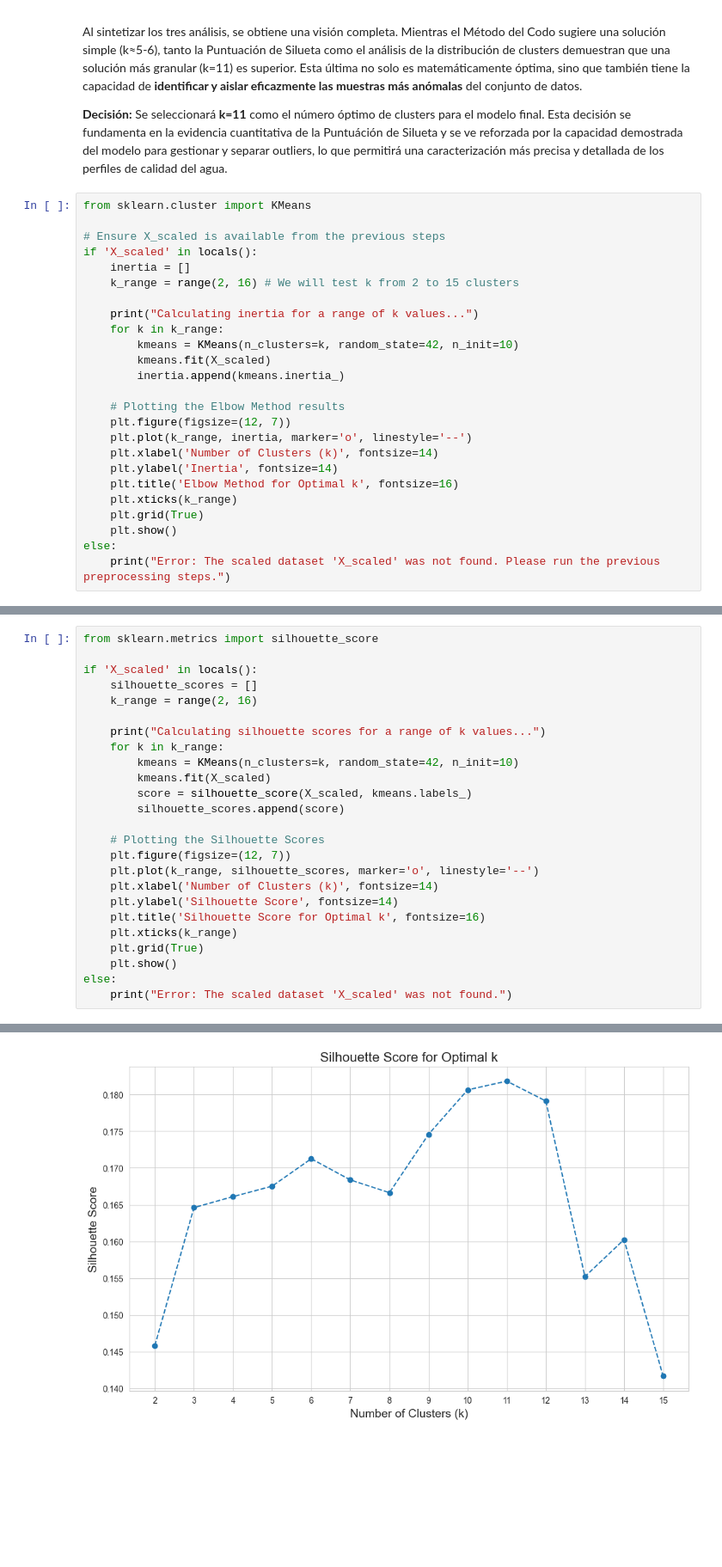
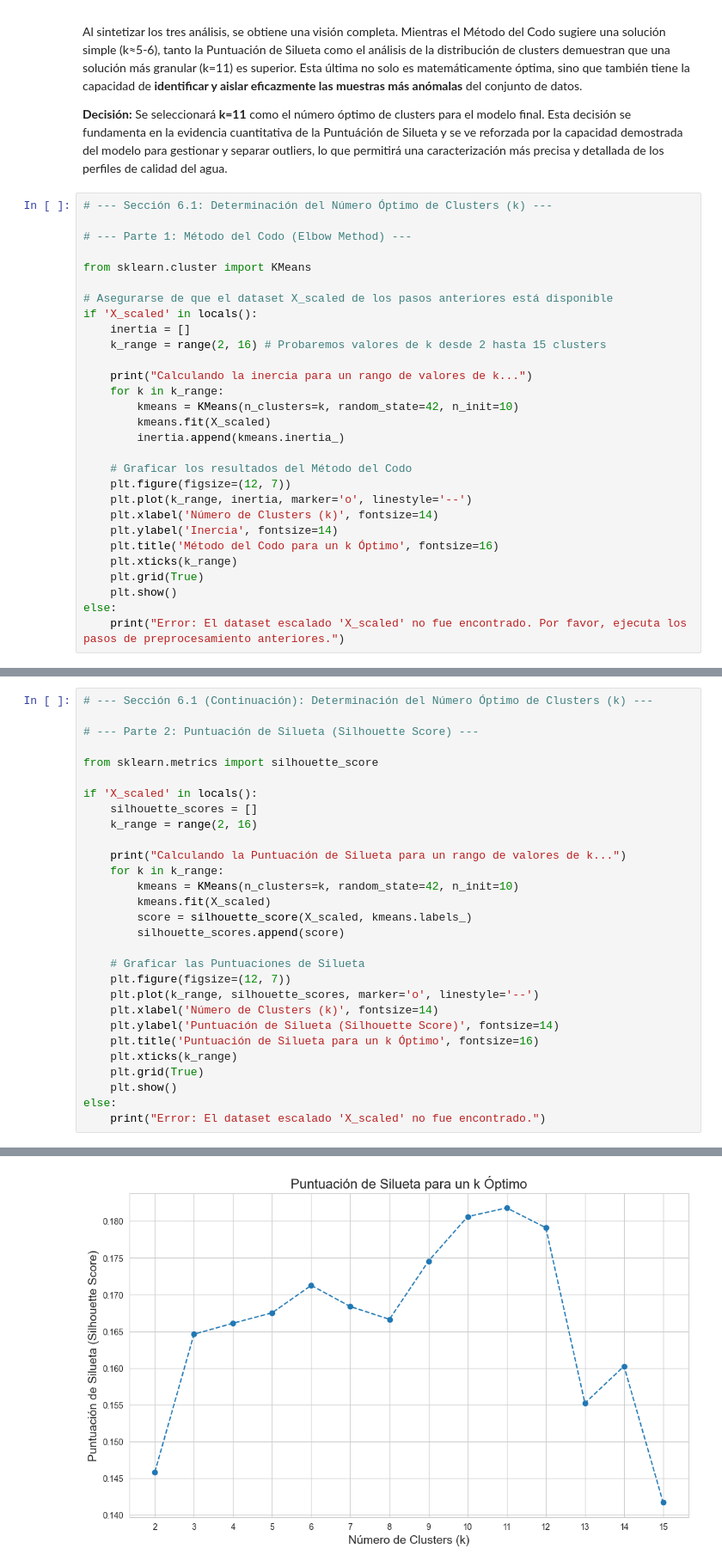
Before and after one commit to danvalvrd/ProyectoFinalIACenfo, a Jupyter notebook: EDA-Danny.ipynb, the cells around one changed output, grey strips where cells are left out. Shown at 86% size. Saved outputs shown, nothing was run; the diff lists cells and outputs as text; blank space fills up the shorter version.

```diff
--- a/EDA-Danny.ipynb
+++ b/EDA-Danny.ipynb
@@ -596,28 +619,32 @@ Al sintetizar los tres análisis, se obtiene una visión completa. Mientras el M
 
 **Decisión:** Se seleccionará **k=11** como el número óptimo de clusters para el modelo final. Esta decisión se fundamenta en la evidencia cuantitativa de la Puntuáción de Silueta y se ve reforzada por la capacidad demostrada del modelo para gestionar y separar outliers, lo que permitirá una caracterización más precisa y detallada de los perfiles de calidad del agua.
 # %%
+# --- Sección 6.1: Determinación del Número Óptimo de Clusters (k) ---
+
+# --- Parte 1: Método del Codo (Elbow Method) ---
+
 from sklearn.cluster import KMeans
 
-# Ensure X_scaled is available from the previous steps
+# Asegurarse de que el dataset X_scaled de los pasos anteriores está disponible
 if 'X_scaled' in locals():
     inertia = []
-    k_range = range(2, 16) # We will test k from 2 to 15 clusters
+    k_range = range(2, 16) # Probaremos valores de k desde 2 hasta 15 clusters
 
-    print("Calculating inertia for a range of k values...")
+    print("Calculando la inercia para un rango de valores de k...")
     for k in k_range:
         kmeans = KMeans(n_clusters=k, random_state=42, n_init=10)
         kmeans.fit(X_scaled)
         inertia.append(kmeans.inertia_)
 
-    # Plotting the Elbow Method results
+    # Graficar los resultados del Método del Codo
     plt.figure(figsize=(12, 7))
     plt.plot(k_range, inertia, marker='o', linestyle='--')
-    plt.xlabel('Number of Clusters (k)', fontsize=14)
-    plt.ylabel('Inertia', fontsize=14)
-    plt.title('Elbow Method for Optimal k', fontsize=16)
+    plt.xlabel('Número de Clusters (k)', fontsize=14)
+    plt.ylabel('Inercia', fontsize=14)
+    plt.title('Método del Codo para un k Óptimo', fontsize=16)
     plt.xticks(k_range)
     plt.grid(True)
     plt.show()
 else:
-    print("Error: The scaled dataset 'X_scaled' was not found. Please run the previous preprocessing steps.")
+    print("Error: El dataset escalado 'X_scaled' no fue encontrado. Por favor, ejecuta los pasos de preprocesamiento anteriores.")
 # %% [output]
@@ -626,26 +653,30 @@ Calculating inertia for a range of k values...
 # %%
+# --- Sección 6.1 (Continuación): Determinación del Número Óptimo de Clusters (k) ---
+
+# --- Parte 2: Puntuación de Silueta (Silhouette Score) ---
+
 from sklearn.metrics import silhouette_score
 
 if 'X_scaled' in locals():
     silhouette_scores = []
     k_range = range(2, 16)
 
-    print("Calculating silhouette scores for a range of k values...")
+    print("Calculando la Puntuación de Silueta para un rango de valores de k...")
     for k in k_range:
         kmeans = KMeans(n_clusters=k, random_state=42, n_init=10)
         kmeans.fit(X_scaled)
         score = silhouette_score(X_scaled, kmeans.labels_)
         silhouette_scores.append(score)
 
-    # Plotting the Silhouette Scores
+    # Graficar las Puntuaciones de Silueta
     plt.figure(figsize=(12, 7))
     plt.plot(k_range, silhouette_scores, marker='o', linestyle='--')
-    plt.xlabel('Number of Clusters (k)', fontsize=14)
-    plt.ylabel('Silhouette Score', fontsize=14)
-    plt.title('Silhouette Score for Optimal k', fontsize=16)
+    plt.xlabel('Número de Clusters (k)', fontsize=14)
+    plt.ylabel('Puntuación de Silueta (Silhouette Score)', fontsize=14)
+    plt.title('Puntuación de Silueta para un k Óptimo', fontsize=16)
     plt.xticks(k_range)
     plt.grid(True)
     plt.show()
 else:
-    print("Error: The scaled dataset 'X_scaled' was not found.")
+    print("Error: El dataset escalado 'X_scaled' no fue encontrado.")
 # %% [output]
@@ -653,2 +684,2 @@ Calculating silhouette scores for a range of k values...
-[figure, old version]
+[figure, new version]
 # %%
```
Also changed, not shown: parts of 14 cells of this notebook.
